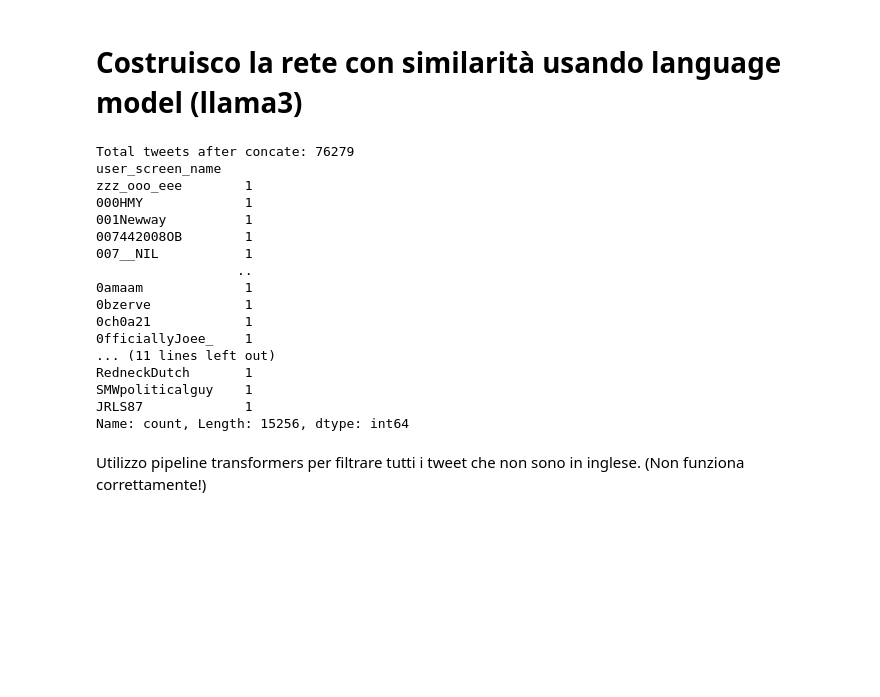
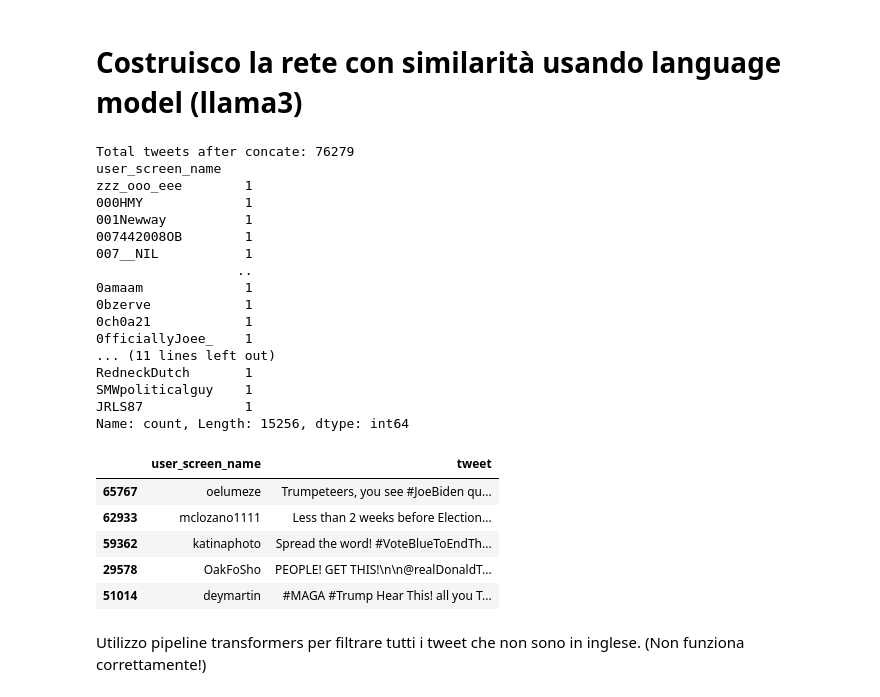
Before and after one commit to divadde/social_network_analysis_project, a Jupyter notebook: net-analysis-project.ipynb, the cells around one changed output. Cells and saved outputs as stored; diff of their text form; code cells hidden in the pictures; blank space fills up the shorter version.

```diff
--- a/net-analysis-project.ipynb
+++ b/net-analysis-project.ipynb
@@ -841,28 +785,36 @@ Vogliamo scoprire i topic principali usando una community detection
 # %%
 grouped_df = df_country.groupby('user_screen_name')['tweet'].apply(lambda tweets: ' '.join(tweets)).reset_index()
 print(f"Total tweets after concate: {len(grouped_df)}")
 print(grouped_df["user_screen_name"].value_counts())
 
 df_sampled = grouped_df.sample(frac=0.2, random_state=42) #
 print(df_sampled["user_screen_name"].value_counts())
+
+df_sampled.head()
 # %% [output]
 Total tweets after concate: 76279
 user_screen_name
 zzz_ooo_eee        1
 000HMY             1
 001Newway          1
 007442008OB        1
 007__NIL           1
                   ..
 0amaam             1
 0bzerve            1
 0ch0a21            1
 0fficiallyJoee_    1
 ... (11 lines left out)
 RedneckDutch       1
 SMWpoliticalguy    1
 JRLS87             1
 Name: count, Length: 15256, dtype: int64
+|  | user_screen_name | tweet |
+| 65767 | oelumeze | Trumpeteers, you see #JoeBiden qu... |
+| 62933 | mclozano1111 | Less than 2 weeks before Election... |
+| 59362 | katinaphoto | Spread the word! #VoteBlueToEndTh... |
+| 29578 | OakFoSho | PEOPLE! GET THIS!\n\n@realDonaldT... |
+| 51014 | deymartin | #MAGA #Trump Hear This! all you T... |
 # %% [markdown]
 Utilizzo pipeline transformers per filtrare tutti i tweet che non sono in inglese. (Non funziona correttamente!)
 # %%
```
Also changed, not shown: parts of 21 cells of this notebook.
